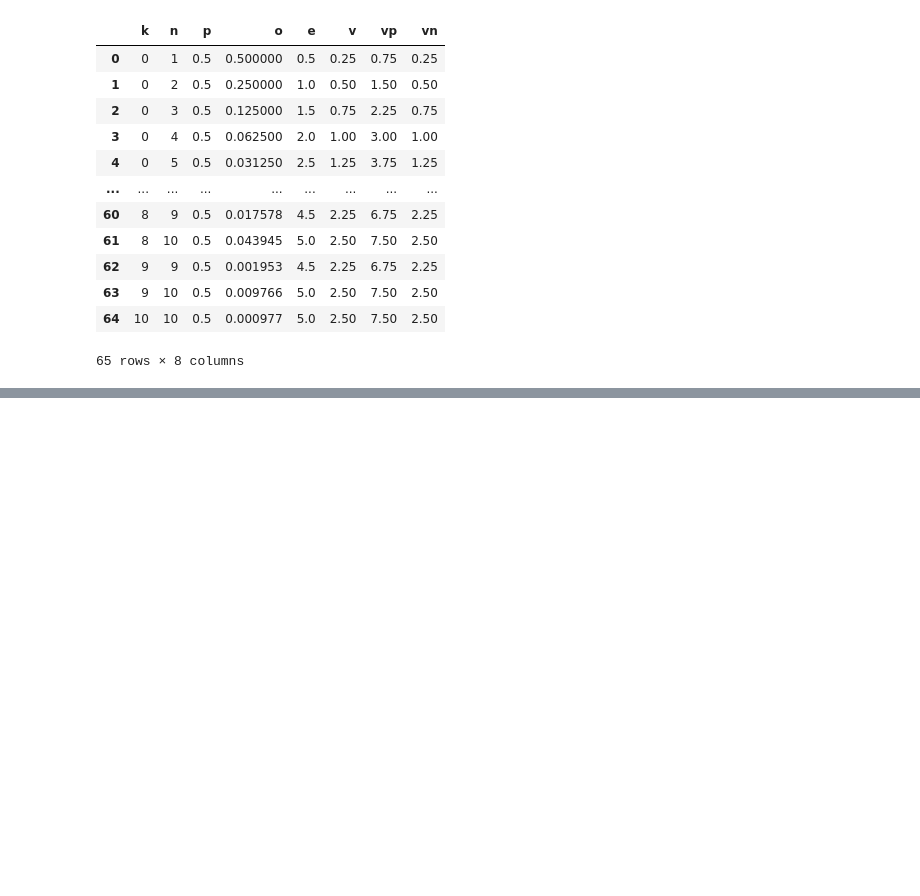
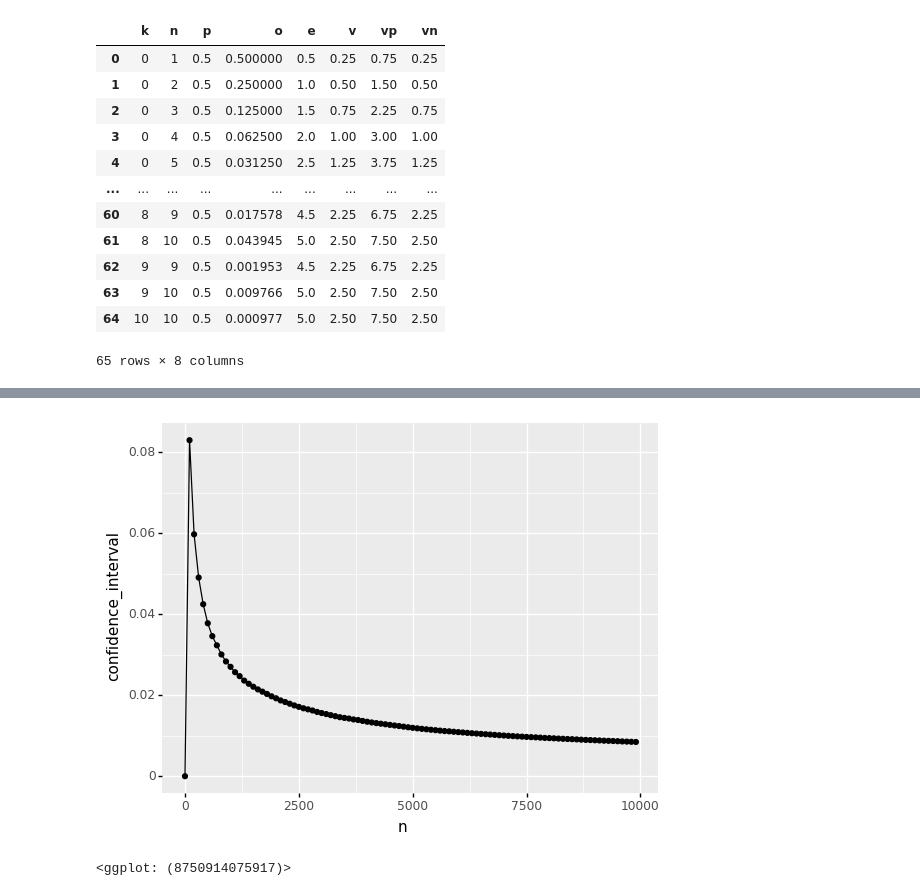
Before and after one commit to ExcaliburZero/learning_statistics, a Jupyter notebook: Binomial distribution.ipynb, the cells around one changed output, grey strips where cells are left out. Saved outputs shown, nothing was run; the diff lists cells and outputs as text; code cells hidden in the pictures; blank space fills up the shorter version.

Commit message:
Add estimation of p and confidence intervals

```diff
--- a/Binomial distribution.ipynb
+++ b/Binomial distribution.ipynb
@@ -250,0 +267,7 @@ plt9.ggplot(data4, plt9.aes("k", "o")) +\
+# %%
+def estimate_p(n: int, x: int) -> float:
+    return x / n
+# %%
+p_estimated = estimate_p(n, x)
+
+p_estimated
@@ -250,0 +278,15 @@ plt9.ggplot(data4, plt9.aes("k", "o")) +\
+# %%
+def calc_z(alpha: float) -> float:
+    return scipy.stats.norm.ppf(1 - 0.5 * alpha)
+
+def wald_method(n: int, x: int, alpha: float) -> float:
+    z = calc_z(alpha)
+    p_hat = x / n
+
+    return z * math.sqrt((p_hat * (1 - p_hat)) / n)
+
+def agresti_coull_method(n: int, x: int, alpha: float) -> float:
+    z = calc_z(alpha)
+    p_tilde = (x + 0.5 * z ** 2) / (n + z ** 2)
+
+    return z * math.sqrt((p_tilde * (1 - p_tilde)) / (n + z ** 2))
@@ -250,0 +301,13 @@ plt9.ggplot(data4, plt9.aes("k", "o")) +\
+# %%
+output = []
+for sub_n in range(1, n + 1, 100):
+    sub_sample = sample[0:sub_n]
+    x_sample = len([s for s in sub_sample if s == True])
+
+    p_estimated = estimate_p(sub_n, x_sample)
+    confidence_interval = wald_method(sub_n, x_sample, 0.05)
+
+    output.append((sub_n, x_sample, p_estimated, confidence_interval))
+
+data5 = pd.DataFrame(output, columns=["n", "x", "p_estimated", "confidence_interval"])
+data5
@@ -250,0 +328,7 @@ plt9.ggplot(data4, plt9.aes("k", "o")) +\
+# %%
+plt9.ggplot(data5, plt9.aes("n", "confidence_interval")) +\
+    plt9.geom_point() +\
+    plt9.geom_line()
+# %% [output]
+[figure, added]
+<ggplot: (8750914075917)>
```
Also changed, not shown: parts of 11 cells of this notebook.
